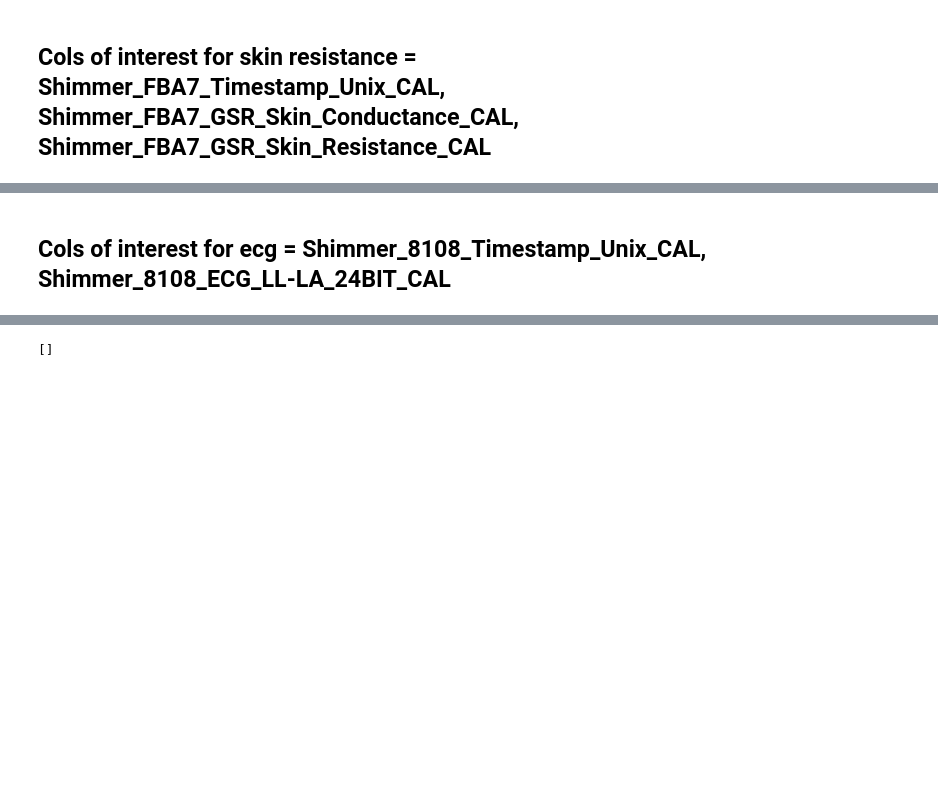
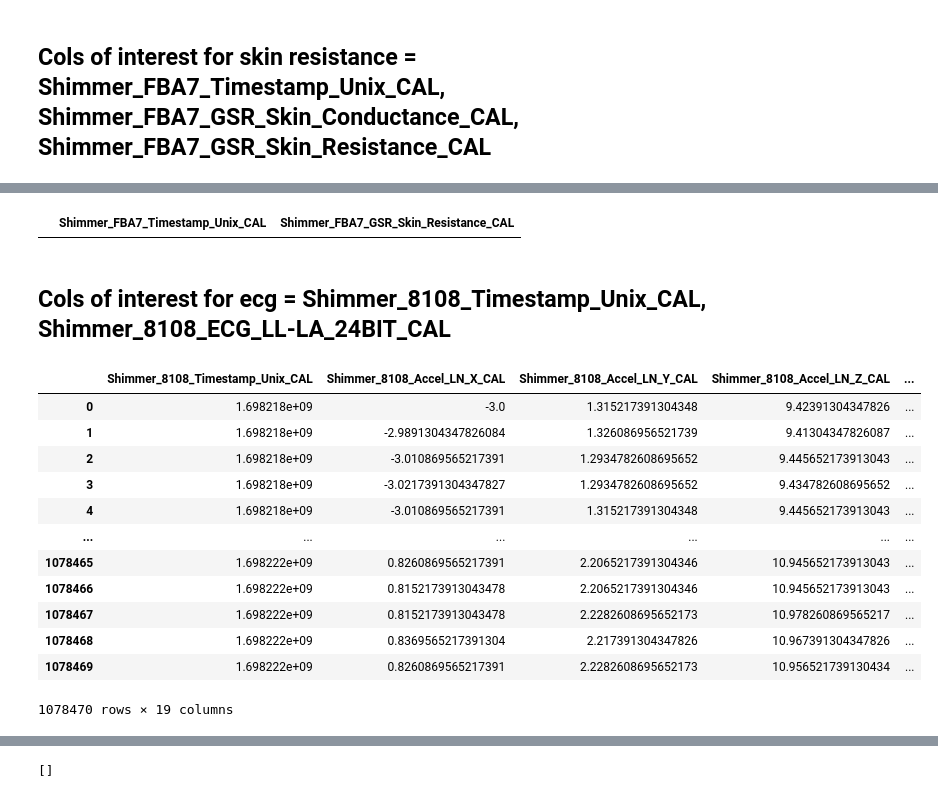
Before and after one commit to saifhanjra/tester_sony_digirelax, a Jupyter notebook: scripts/read_manipulate_psychopy_pretest.ipynb, the cells around one changed output, grey strips where cells are left out. Drawn from its saved outputs; the diff is of its cells as text; code cells hidden in the pictures; blank space fills up the shorter version.

```diff
--- a/scripts/read_manipulate_psychopy_pretest.ipynb
+++ b/scripts/read_manipulate_psychopy_pretest.ipynb
@@ -81,2 +162,6 @@ skin_resis_shimmer_df_selected =skin_resis_shimmer_df[skin_col_interest]
+# %%
+sliced_df_skin
+# %% [output]
+|  | Shimmer_FBA7_Timestamp_Unix_CAL | Shimmer_FBA7_GSR_Skin_Resistance_CAL |
 # %% [markdown]
 ## Cols of interest for ecg = Shimmer_8108_Timestamp_Unix_CAL, Shimmer_8108_ECG_LL-LA_24BIT_CAL
@@ -85,6 +175,22 @@ hr_shimmer_df = read_shimmer_sensor(hr_shimmer_file_path)
 hr_shimmer_df  = standardize_timestamps_shimmer(hr_shimmer_df, "Shimmer_8108_Timestamp_Unix_CAL")
 col_interest= ["Shimmer_8108_Timestamp_Unix_CAL", "Shimmer_8108_ECG_LL-LA_24BIT_CAL"]
 hr_shimmer_df_selected = hr_shimmer_df[col_interest]
+# %%
+hr_shimmer_df
+# %% [output]
+|  | Shimmer_8108_Timestamp_Unix_CAL | Shimmer_8108_Accel_LN_X_CAL | Shimmer_8108_Accel_LN_Y_CAL | Shimmer_8108_Accel_LN_Z_CAL | ... |
+| 0 | 1.698218e+09 | -3.0 | 1.315217391304348 | 9.42391304347826 | ... |
+| 1 | 1.698218e+09 | -2.9891304347826084 | 1.326086956521739 | 9.41304347826087 | ... |
+| 2 | 1.698218e+09 | -3.010869565217391 | 1.2934782608695652 | 9.445652173913043 | ... |
+| 3 | 1.698218e+09 | -3.0217391304347827 | 1.2934782608695652 | 9.434782608695652 | ... |
+| 4 | 1.698218e+09 | -3.010869565217391 | 1.315217391304348 | 9.445652173913043 | ... |
+| ... | ... | ... | ... | ... | ... |
+| 1078465 | 1.698222e+09 | 0.8260869565217391 | 2.2065217391304346 | 10.945652173913043 | ... |
+| 1078466 | 1.698222e+09 | 0.8152173913043478 | 2.2065217391304346 | 10.945652173913043 | ... |
+| 1078467 | 1.698222e+09 | 0.8152173913043478 | 2.2282608695652173 | 10.978260869565217 | ... |
+| 1078468 | 1.698222e+09 | 0.8369565217391304 | 2.217391304347826 | 10.967391304347826 | ... |
+| 1078469 | 1.698222e+09 | 0.8260869565217391 | 2.2282608695652173 | 10.956521739130434 | ... |
+1078470 rows × 19 columns
 # %%
 events_list = ["Reference_time", "saliva_probe_1_ts", "change_room_ts", "tsst_prep_ts", "tsst_end_ts", "tsst_end_exp_ts", "saliva_probe_2_ts", "saliva_probe_3_ts","saliva_probe_4_ts"]
 
```
Also changed, not shown: parts of 17 cells of this notebook, 2 other files.
